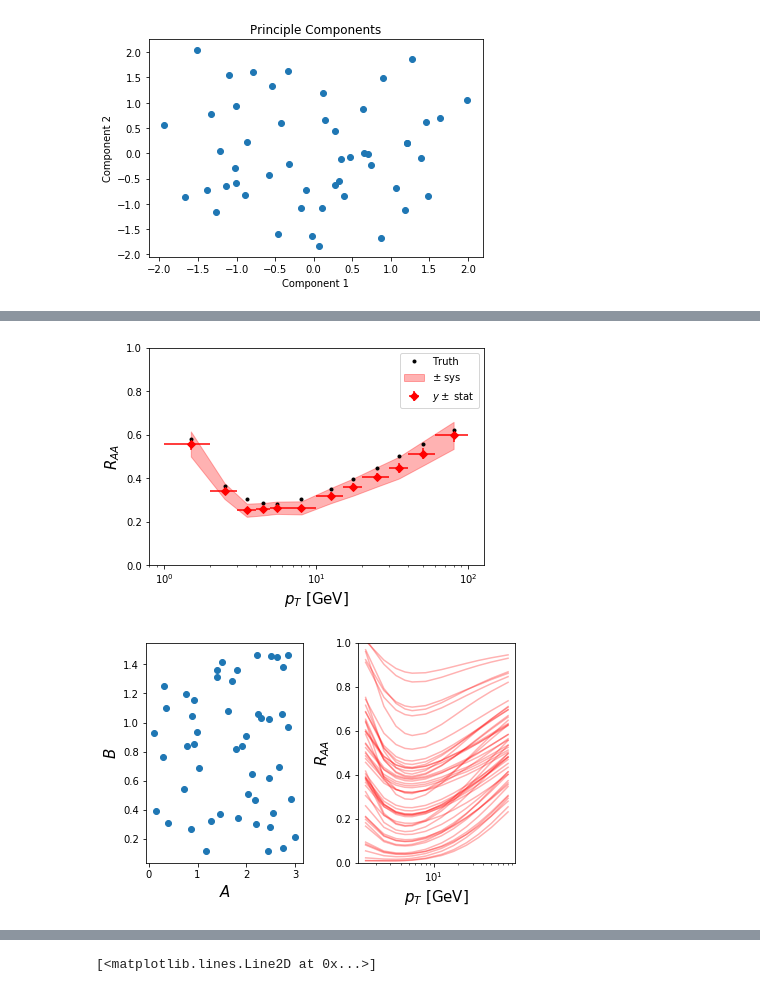
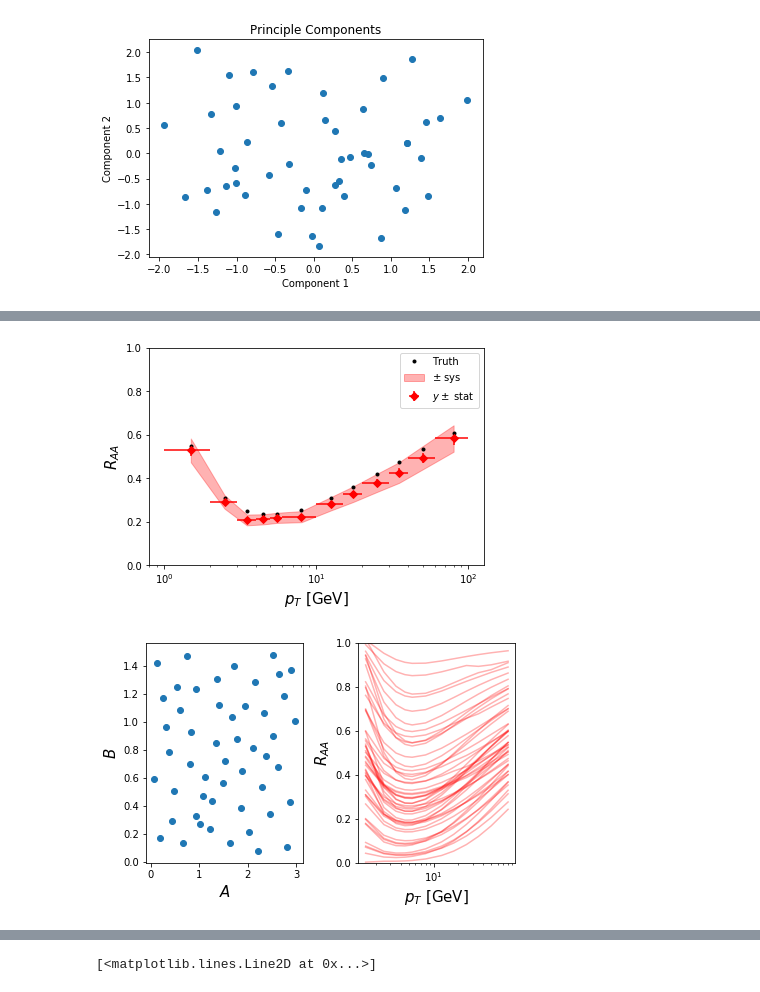
Before and after one commit to keweiyao/BayesExample, a Jupyter notebook: example.ipynb, the cells around one changed output, grey strips where cells are left out. Drawn from its saved outputs; the diff is of its cells as text; code cells hidden in the pictures.

```diff
--- a/example.ipynb
+++ b/example.ipynb
@@ -811,12 +824,12 @@ Vice versa, there are cases where the Fourier (trignometry fucntion) basis is mu
 # %% [markdown]
 **Exercise**: Plot the second principal component against the first
 # %%
-# Suppose we have some "Complex model" with three parameters a, b, c
+# Suppose we have some "Complex model" with three parameters a, b, c, d
 # The model converts input x (for instance, x = pT)
 # into y (e.g., cross-section) in a quite nonlinear way:
-def complex_model(x, a, b, c, d, err=True):
+def complex_model(x, a, b, c, d, err=False):
     error = np.random.normal(0,.1,len(x))
-    return (a+b*x+c*x**2+d*x**3) *( (1 + error) if err else 1 )
+    return (a + b*x + c*x**2 + d*x**3) *( (1 + error) if err else 1 )
 # %% [markdown]
 However, we have no exact knowledge of the mapping. Therefore, to get an idea of what the model is doing, we sample $a,b,c,d$ randomly. And for each set (labeled by the $i^{\rm th}$ superscript) of parameters $a_i,b_i,c_i$, we can compute a set of input (x) and outputs (y). We take x to take 10 values from 0 to 1, labeld by subscript $j$. After we have finished the calculations. We will have a grid (matirix) of values that tells what the model does at each of the design point in the parmater space:
 $$
@@ -872,5 +885,13 @@ pass
 # %%
+plt.figure(figsize=(9,4))
+plt.subplot(1,2,1)
+for y in Y:
+    plt.plot(x, y, 'r', alpha=.4)
+plt.subplot(1,2,2)
 plt.plot(x, PCs[0], 'k-', label='PC-0')
 plt.plot(x, PCs[1], 'r-', label='PC-1')
 plt.plot(x, PCs[2], 'g-', label='PC-2')
+plt.plot(x, PCs[3], 'b-', label='PC-3')
+
+plt.legend()
 # %% [output]
@@ -1027,7 +1052,7 @@ def Model(pT, A, B):
 ###################################################################
 
 pT, pTbin, ytruth, yexp, ystat, ysys =\
-    Measurement(StatLevel=.05, SysLevel=.1)
+    PseudoMeasurement(StatLevel=.05, SysLevel=.1)
 
 # plot True Raa here
 plt.plot(pT, ytruth, 'k.', label='Truth')
@@ -1047,44 +1072,44 @@ plt.ylabel(r'$R_{AA}$', fontsize=15)
 plt.legend()
 pass
 # %% [output]
-[figure, old version]
+[figure, new version]
 # %%
 ################Step 2: ###################################
 # Make a design over the parameter space (A, B)
 # 1) What is a reasonable range of the prior?
 # 2) Generate the design and rescale it to the desired range
 #    Hint: linear rescale x from (0,1) to y from (a,b):
 #           y = (1-x)*a + x*b
 # 3) Run model() on each design points
 #    The design matrix model_data should have a shape:
 #           N_design x N_pT
 #[amin, amax]
-rangeA = [0.1, 3.0]
-rangeB = [0.1, 1.5]
+rangeA = [0.05, 3.0]  # Range of Prior for param A
+rangeB = [0.05, 1.5]  # Range of Prior for param B
 ranges = np.array([rangeA, rangeB])
-#hypercube = generate_lhs(npoints=50, ndim=2, seed=80)
-hypercube = generate_random_design(npoints=50, ndim=2, seed=80)
+hypercube = generate_lhs(npoints=50, ndim=2, seed=80) # [0,1]
+#hypercube = generate_random_design(npoints=50, ndim=2, seed=80)
 design = (1.-hypercube)*ranges[:, 0] + hypercube*ranges[:, 1] # rescale the hypercube to desired range
 # Run model on design points
-model_data = np.array([Model(pT, a, b) for (a, b) in design])
-
+model_data = np.array([Model(pT, a, b) for (a, b) in design]) # 50 sets of Raa computed at different
+                                                              # design point in the parameter space
 
 # plot design points
 plt.subplot(1,2,1)
 plt.scatter(design.T[0], design.T[1])
 plt.xlabel("$A$", fontsize=15)
 plt.ylabel("$B$", fontsize=15)
 # plot all calulations
 plt.subplot(1,2,2)
 for y in model_data:
     plt.plot(pT, y, 'r-', alpha=0.3)
     plt.ylim(0,1)
 plt.semilogx()
 plt.xlabel(r'$p_T$ [GeV]', fontsize=15)
 plt.ylabel(r'$R_{AA}$', fontsize=15)
 plt.tight_layout(True)
 # %% [output]
-[figure, old version]
+[figure, new version]
 # %%
 ###### Step 3: apply PCA ######################################
 # We don't need a separate GP for each pT point
```
Also changed, not shown: parts of 16 cells of this notebook, 3 other files.
